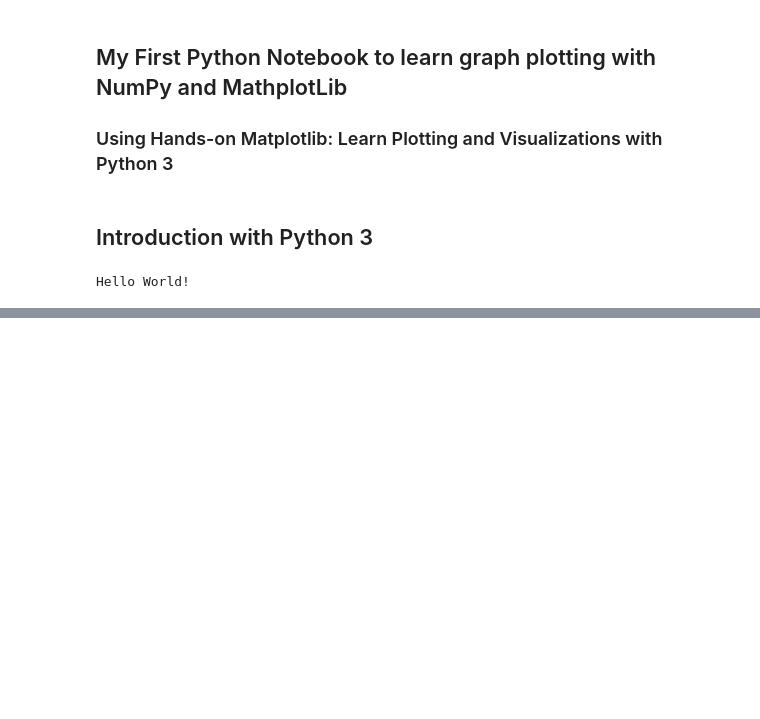
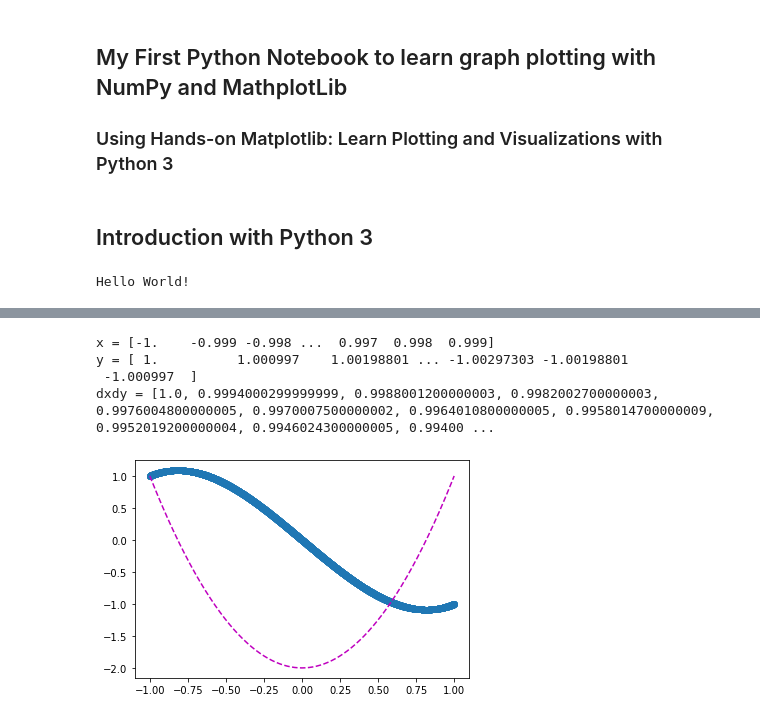
Before and after one commit to ravi4j/python_notebooks, a Jupyter notebook: Learn_plot_with_math.ipynb, the cells around one changed output, grey strips where cells are left out. Saved outputs shown, nothing was run; the diff lists cells and outputs as text; code cells hidden in the pictures; blank space fills up the shorter version.

```diff
--- a/Learn_plot_with_math.ipynb
+++ b/Learn_plot_with_math.ipynb
@@ -54,0 +85,23 @@ print(f" x[2] = {x[2]}")
+# %%
+import matplotlib.pyplot as plt
+dx = 0.001
+x= np.arange(-1 , 1 , dx)
+y = x*x*x - 2*x
+print(f"x = {x}")
+print(f"y = {y}")
+
+dx = 0.0001
+xx =np.arange(-1 , 1 , dx)
+dxdy = []
+for dx in xx:
+ dxdy.append(3 * dx * dx - 2)
+print(f"dxdy = {dxdy}")
+plt.plot(x, y, 'o--')
+plt.plot(xx, dxdy, 'm--')
+plt.show()
+# %% [output]
+x = [-1.    -0.999 -0.998 ...  0.997  0.998  0.999]
+y = [ 1.          1.000997    1.00198801 ... -1.00297303 -1.00198801
+ -1.000997  ]
+dxdy = [1.0, 0.9994000299999999, 0.9988001200000003, 0.9982002700000003, 0.9976004800000005, 0.9970007500000002, 0.9964010800000005, 0.9958014700000009, 0.9952019200000004, 0.9946024300000005, 0.99400 ...
+[figure, added]
```
Also changed, not shown: parts of 5 cells of this notebook.
